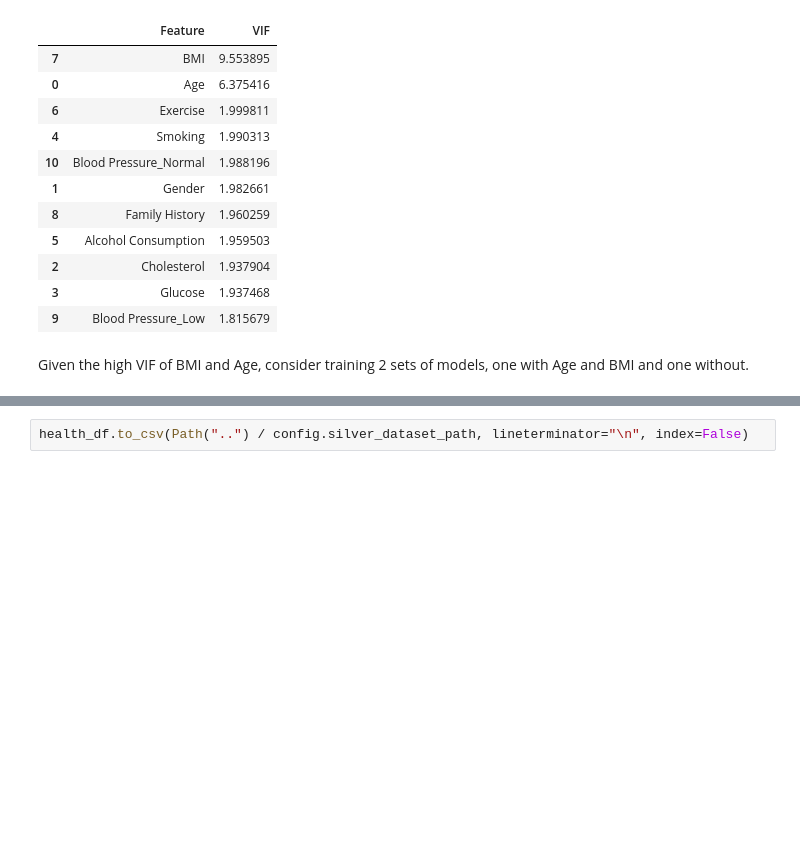
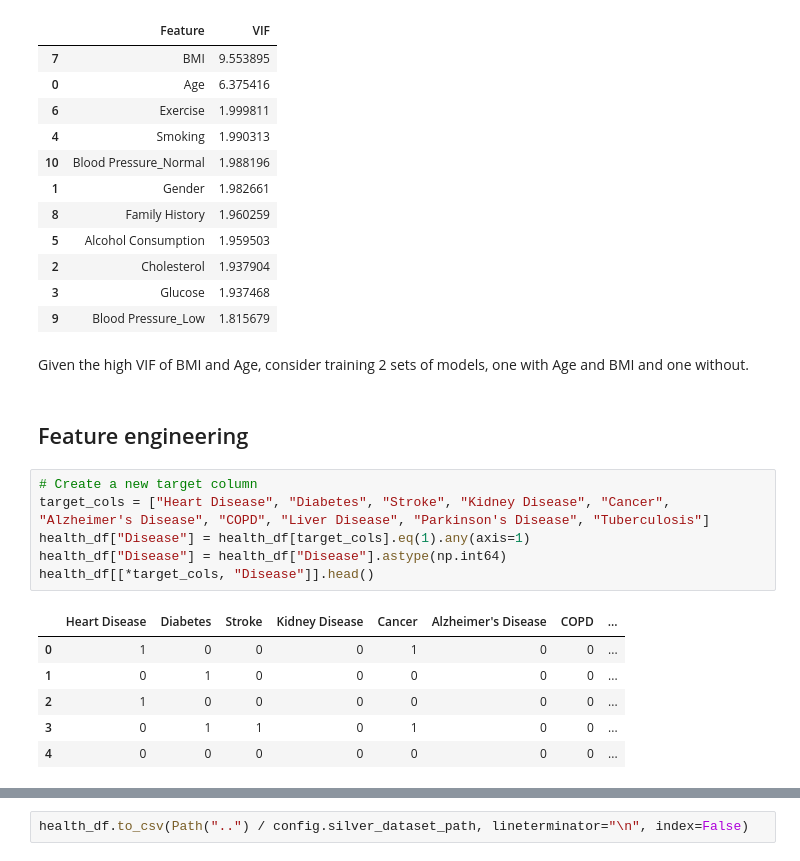
Before and after one commit to Dam314159/Machine-Learning-Operations, a Jupyter notebook: notebooks/Health_EDA.ipynb, the cells around one changed output, grey strips where cells are left out. Saved outputs shown, nothing was run; the diff lists cells and outputs as text; blank space fills up the shorter version.

```diff
--- a/notebooks/Health_EDA.ipynb
+++ b/notebooks/Health_EDA.ipynb
@@ -235,3 +235,18 @@ vif_df.sort_values("VIF", ascending=False)
 | 9 | Blood Pressure_Low | 1.815679 |
 # %% [markdown]
 Given the high VIF of BMI and Age, consider training 2 sets of models, one with Age and BMI and one without.
+# %% [markdown]
+## Feature engineering
+# %%
+# Create a new target column
+target_cols = ["Heart Disease", "Diabetes", "Stroke", "Kidney Disease", "Cancer", "Alzheimer's Disease", "COPD", "Liver Disease", "Parkinson's Disease", "Tuberculosis"]
+health_df["Disease"] = health_df[target_cols].eq(1).any(axis=1)
+health_df["Disease"] = health_df["Disease"].astype(np.int64)
+health_df[[*target_cols, "Disease"]].head()
+# %% [output]
+|  | Heart Disease | Diabetes | Stroke | Kidney Disease | Cancer | Alzheimer's Disease | COPD | ... |
+| 0 | 1 | 0 | 0 | 0 | 1 | 0 | 0 | ... |
+| 1 | 0 | 1 | 0 | 0 | 0 | 0 | 0 | ... |
+| 2 | 1 | 0 | 0 | 0 | 0 | 0 | 0 | ... |
+| 3 | 0 | 1 | 1 | 0 | 1 | 0 | 0 | ... |
+| 4 | 0 | 0 | 0 | 0 | 0 | 0 | 0 | ... |
```
Also changed, not shown: parts of 2 cells of this notebook, 6 other files.
